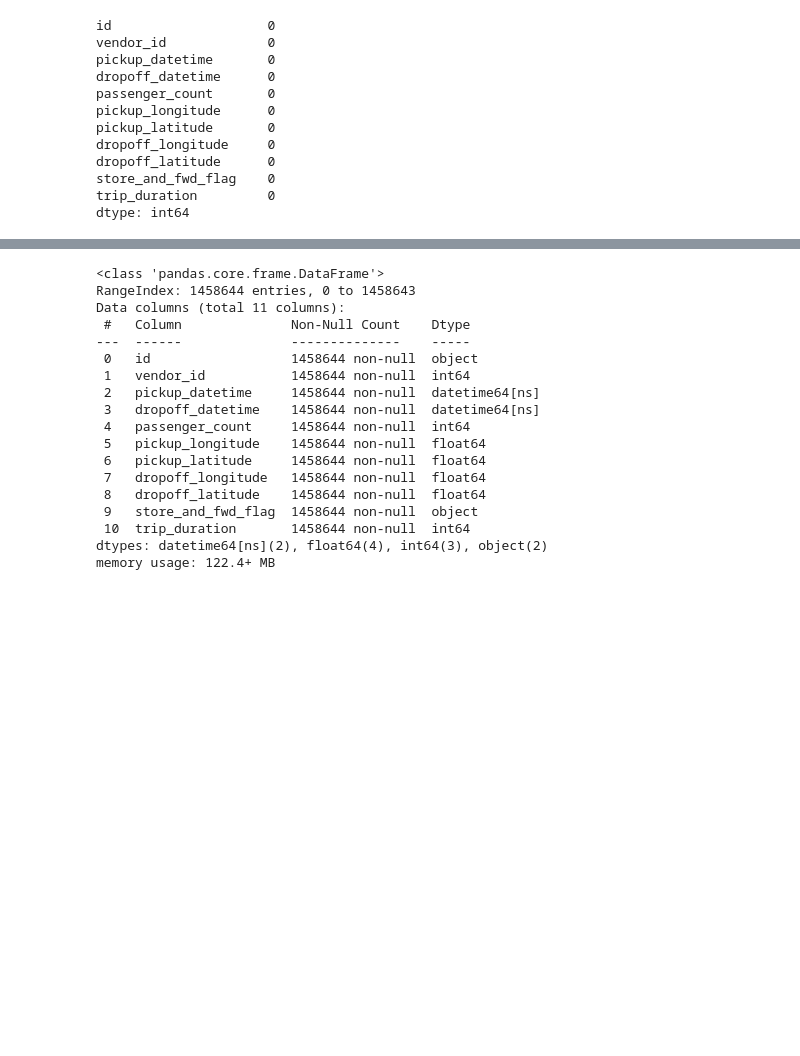
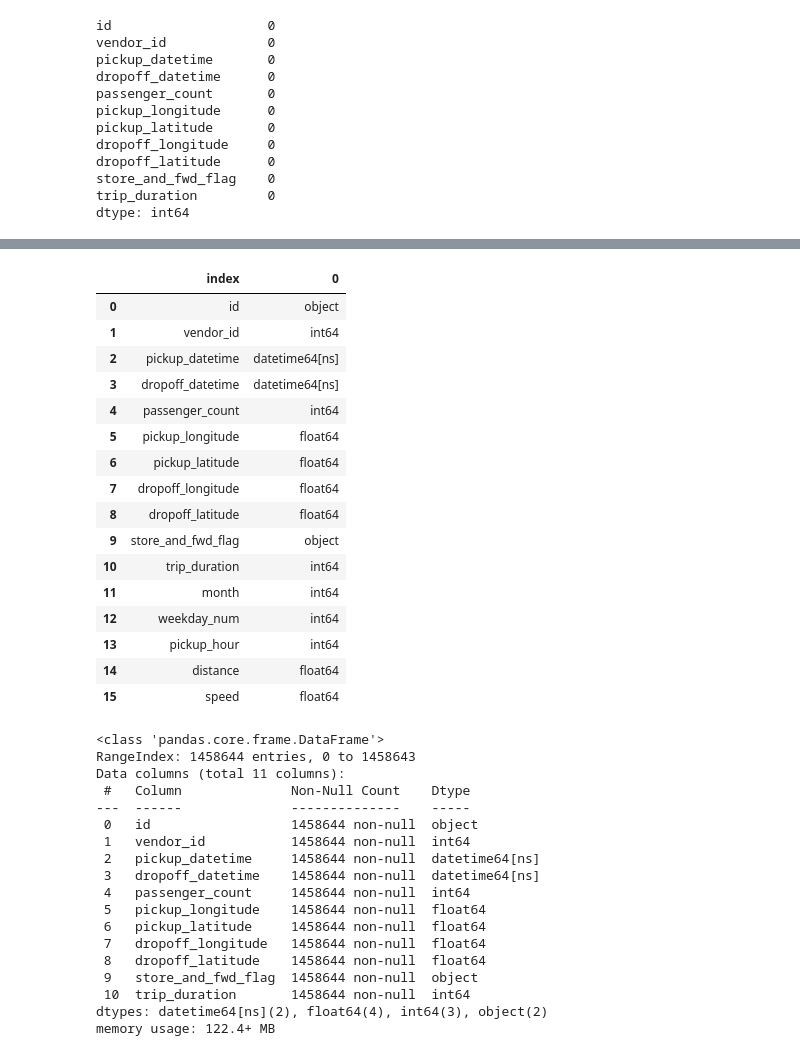
Before and after one commit to Akshay-Malwade/NewYork-Taxi-Trip-Time-Prediction, a Jupyter notebook: NYC_Taxi_Trip_Time_Prediction_Capstone_Project_2.ipynb, the cells around one changed output, grey strips where cells are left out. Cells and saved outputs as stored; diff of their text form; code cells hidden in the pictures; blank space fills up the shorter version.

```diff
--- a/NYC_Taxi_Trip_Time_Prediction_Capstone_Project_2.ipynb
+++ b/NYC_Taxi_Trip_Time_Prediction_Capstone_Project_2.ipynb
@@ -146,3 +167,24 @@ taxi['dropoff_datetime'] = pd.to_datetime(taxi['dropoff_datetime'])
+# %%
+#Check the type of each variable
+taxi.dtypes.reset_index()
+# %% [output]
+|  | index | 0 |
+| 0 | id | object |
+| 1 | vendor_id | int64 |
+| 2 | pickup_datetime | datetime64[ns] |
+| 3 | dropoff_datetime | datetime64[ns] |
+| 4 | passenger_count | int64 |
+| 5 | pickup_longitude | float64 |
+| 6 | pickup_latitude | float64 |
+| 7 | dropoff_longitude | float64 |
+| 8 | dropoff_latitude | float64 |
+| 9 | store_and_fwd_flag | object |
+| 10 | trip_duration | int64 |
+| 11 | month | int64 |
+| 12 | weekday_num | int64 |
+| 13 | pickup_hour | int64 |
+| 14 | distance | float64 |
+| 15 | speed | float64 |
 # %%
 taxi.info()
 # %% [output]
```
Also changed, not shown: parts of 23 cells of this notebook.
